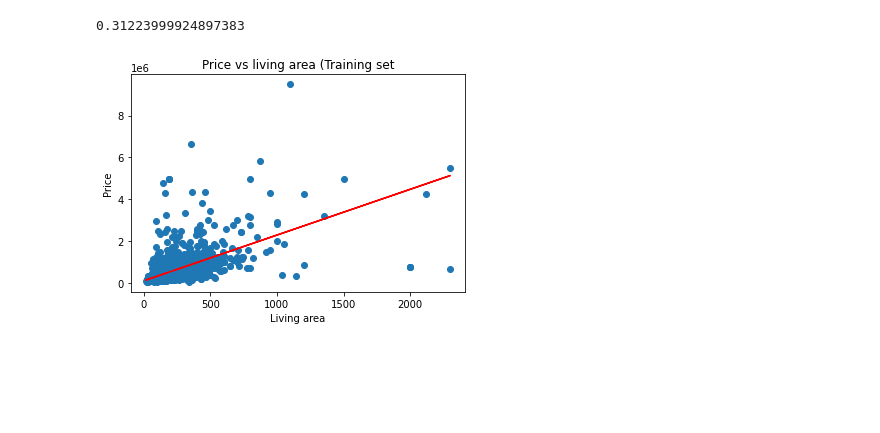
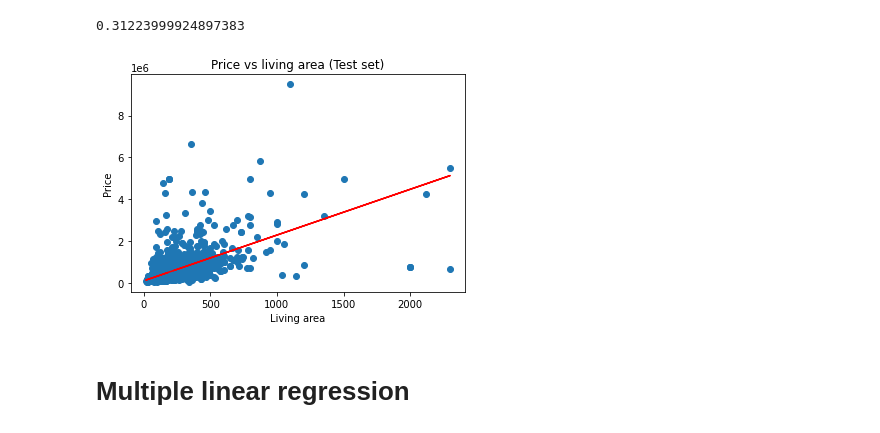
Before and after one commit to VincentPalau/challenge-regression, a Jupyter notebook: data_cleaning.ipynb, the cells around one changed output. Cells and saved outputs as stored; diff of their text form; code cells hidden in the pictures; blank space fills up the shorter version.

```diff
--- a/data_cleaning.ipynb
+++ b/data_cleaning.ipynb
@@ -313,9 +313,11 @@ regressor.score(X_test, y_test)
 # %%
 plt.scatter(X_test, y_test)
 plt.plot(X_test, regressor.predict(X_test), color="r")
-plt.title("Price vs living area (Training set")
+plt.title("Price vs living area (Test set)")
 plt.xlabel("Living area")
 plt.ylabel("Price")
 plt.show()
 # %% [output]
-[figure, old version]
+[figure, new version]
+# %% [markdown]
+# Multiple linear regression
```
Also changed, not shown: parts of 19 cells of this notebook.
